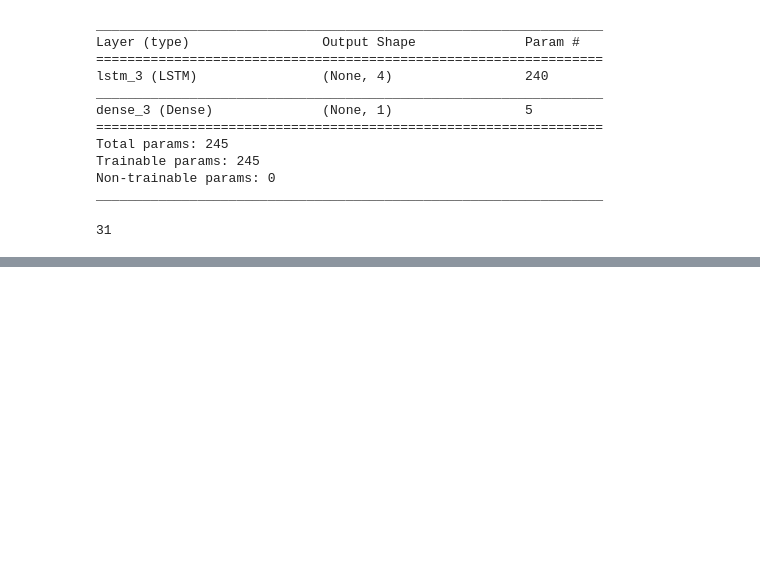
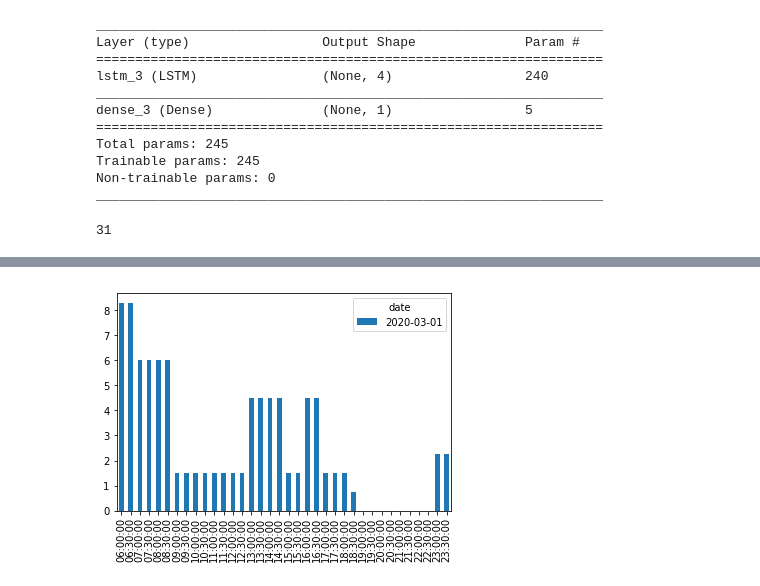
Before and after one commit to grevtsovkirill/GasAnalysis, a Jupyter notebook: sandbox.ipynb, the cells around one changed output, grey strips where cells are left out. Drawn from its saved outputs; the diff is of its cells as text; code cells hidden in the pictures; blank space fills up the shorter version.

```diff
--- a/sandbox.ipynb
+++ b/sandbox.ipynb
@@ -633,0 +871,2 @@ lastday
+# %%
+php=pd.read_csv("data/Tableau/per_hour/test_03_1014.csv",index_col='date')
@@ -633,0 +884,6 @@ lastday
+# %%
+php = php.drop([php.columns[0]], axis=1)
+# %%
+php=php.set_index('date')
+# %%
+php1 = php.drop('min_val', axis=1)
@@ -633,0 +897,4 @@ lastday
+# %%
+plot = php1.T.plot(kind='bar')#,legend=False)
+# %% [output]
+[figure, added]
```
Also changed, not shown: parts of 45 cells of this notebook.
